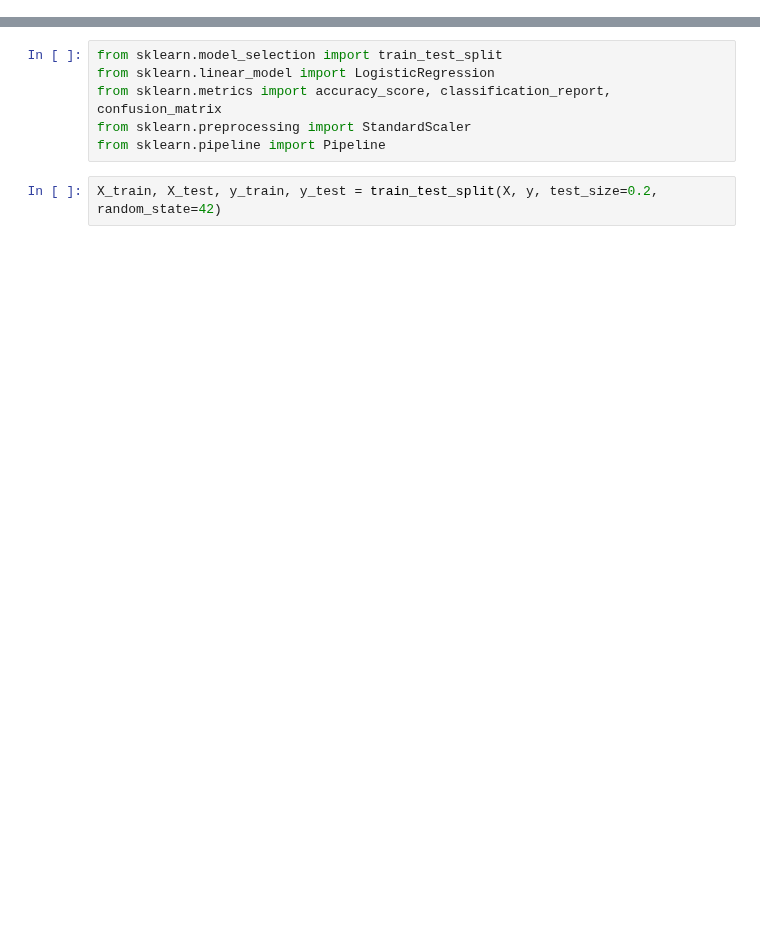
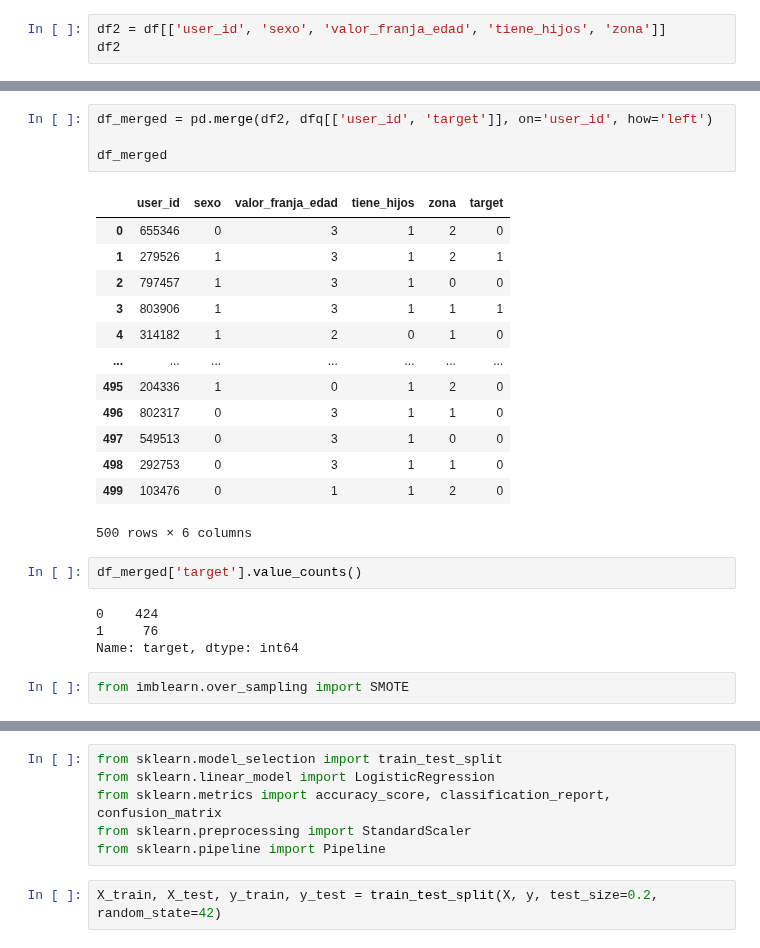
Before and after one commit to AlexCapis/HEATY---Aplicacion-Web-para-Olas-de-Calor, a Jupyter notebook: notebooks/des_pred_machine_learning.ipynb, the cells around one changed output, grey strips where cells are left out. Saved outputs shown, nothing was run; the diff lists cells and outputs as text; blank space fills up the shorter version.

```diff
--- a/notebooks/des_pred_machine_learning.ipynb
+++ b/notebooks/des_pred_machine_learning.ipynb
@@ -163,0 +89,3 @@ df4
+# %%
+df2 = df[['user_id', 'sexo', 'valor_franja_edad', 'tiene_hijos', 'zona']]
+df2
@@ -163,0 +106,26 @@ df4
+# %%
+df_merged = pd.merge(df2, dfq[['user_id', 'target']], on='user_id', how='left')
+
+df_merged
+# %% [output]
+|  | user_id | sexo | valor_franja_edad | tiene_hijos | zona | target |
+| 0 | 655346 | 0 | 3 | 1 | 2 | 0 |
+| 1 | 279526 | 1 | 3 | 1 | 2 | 1 |
+| 2 | 797457 | 1 | 3 | 1 | 0 | 0 |
+| 3 | 803906 | 1 | 3 | 1 | 1 | 1 |
+| 4 | 314182 | 1 | 2 | 0 | 1 | 0 |
+| ... | ... | ... | ... | ... | ... | ... |
+| 495 | 204336 | 1 | 0 | 1 | 2 | 0 |
+| 496 | 802317 | 0 | 3 | 1 | 1 | 0 |
+| 497 | 549513 | 0 | 3 | 1 | 0 | 0 |
+| 498 | 292753 | 0 | 3 | 1 | 1 | 0 |
+| 499 | 103476 | 0 | 1 | 1 | 2 | 0 |
+500 rows × 6 columns
+# %%
+df_merged['target'].value_counts()
+# %% [output]
+0    424
+1     76
+Name: target, dtype: int64
+# %%
+from imblearn.over_sampling import SMOTE
```
Also changed, not shown: parts of 34 cells of this notebook, 1 other file.
